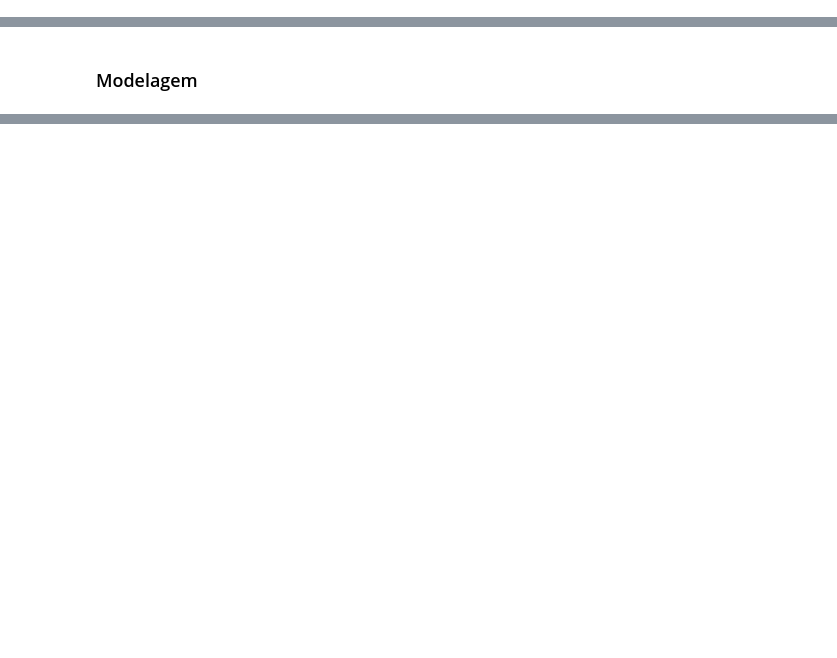
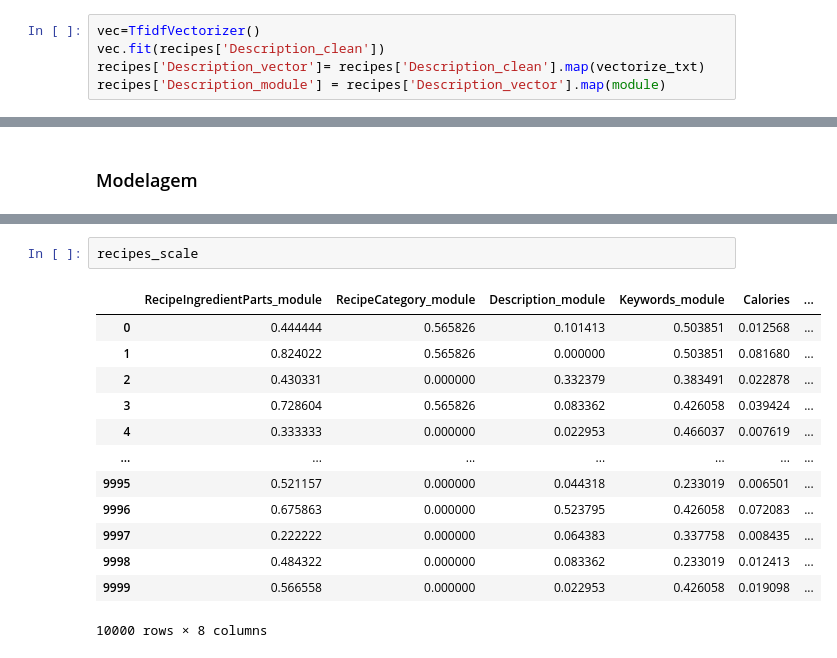
Before and after one commit to kikottoni/recipe_recommendation, a Jupyter notebook: Rec.sis_v2/Notebook/recipe_model.ipynb, the cells around one changed output, grey strips where cells are left out. Cells and saved outputs as stored; diff of their text form; blank space fills up the shorter version.

```diff
--- a/Rec.sis_v2/Notebook/recipe_model.ipynb
+++ b/Rec.sis_v2/Notebook/recipe_model.ipynb
@@ -645,0 +525,5 @@ recipes.head()
+# %%
+vec=TfidfVectorizer()
+vec.fit(recipes['Description_clean'])
+recipes['Description_vector']= recipes['Description_clean'].map(vectorize_txt)
+recipes['Description_module'] = recipes['Description_vector'].map(module)
@@ -651,0 +571,16 @@ np.linalg.norm(recipes['vectorize_text'][9])
+# %%
+recipes_scale
+# %% [output]
+|  | RecipeIngredientParts_module | RecipeCategory_module | Description_module | Keywords_module | Calories | ... |
+| 0 | 0.444444 | 0.565826 | 0.101413 | 0.503851 | 0.012568 | ... |
+| 1 | 0.824022 | 0.565826 | 0.000000 | 0.503851 | 0.081680 | ... |
+| 2 | 0.430331 | 0.000000 | 0.332379 | 0.383491 | 0.022878 | ... |
+| 3 | 0.728604 | 0.565826 | 0.083362 | 0.426058 | 0.039424 | ... |
+| 4 | 0.333333 | 0.000000 | 0.022953 | 0.466037 | 0.007619 | ... |
+| ... | ... | ... | ... | ... | ... | ... |
+| 9995 | 0.521157 | 0.000000 | 0.044318 | 0.233019 | 0.006501 | ... |
+| 9996 | 0.675863 | 0.000000 | 0.523795 | 0.426058 | 0.072083 | ... |
+| 9997 | 0.222222 | 0.000000 | 0.064383 | 0.337758 | 0.008435 | ... |
+| 9998 | 0.484322 | 0.000000 | 0.083362 | 0.233019 | 0.012413 | ... |
+| 9999 | 0.566558 | 0.000000 | 0.022953 | 0.426058 | 0.019098 | ... |
+10000 rows × 8 columns
```
Also changed, not shown: parts of 44 cells of this notebook.
